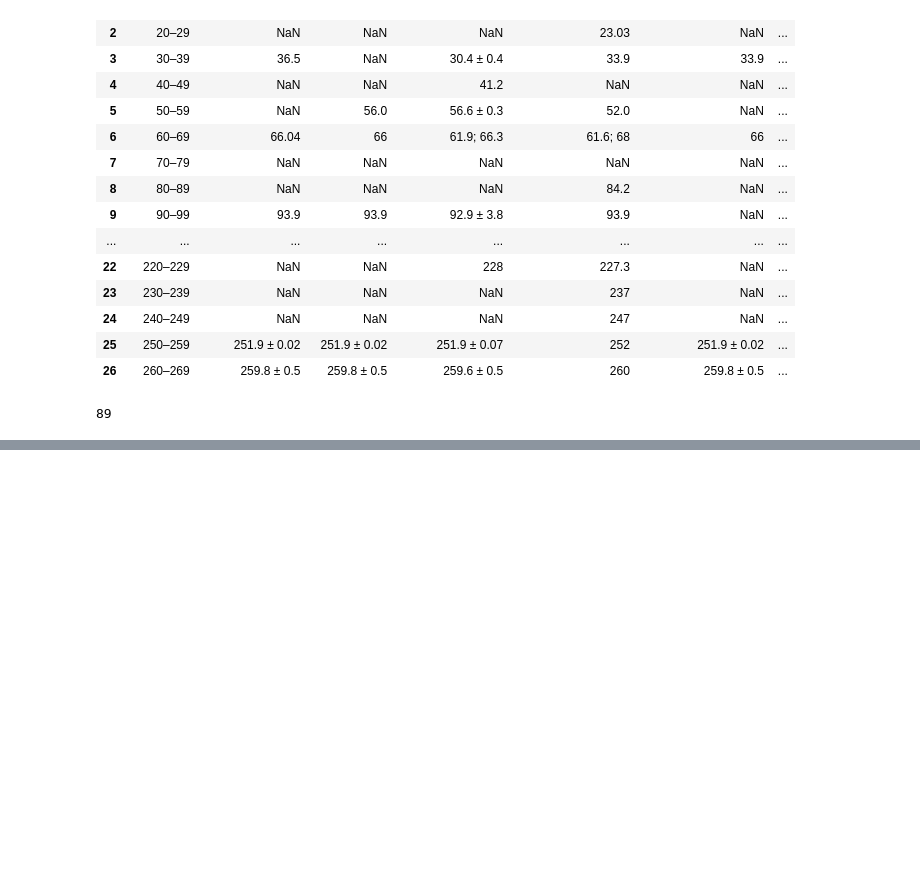
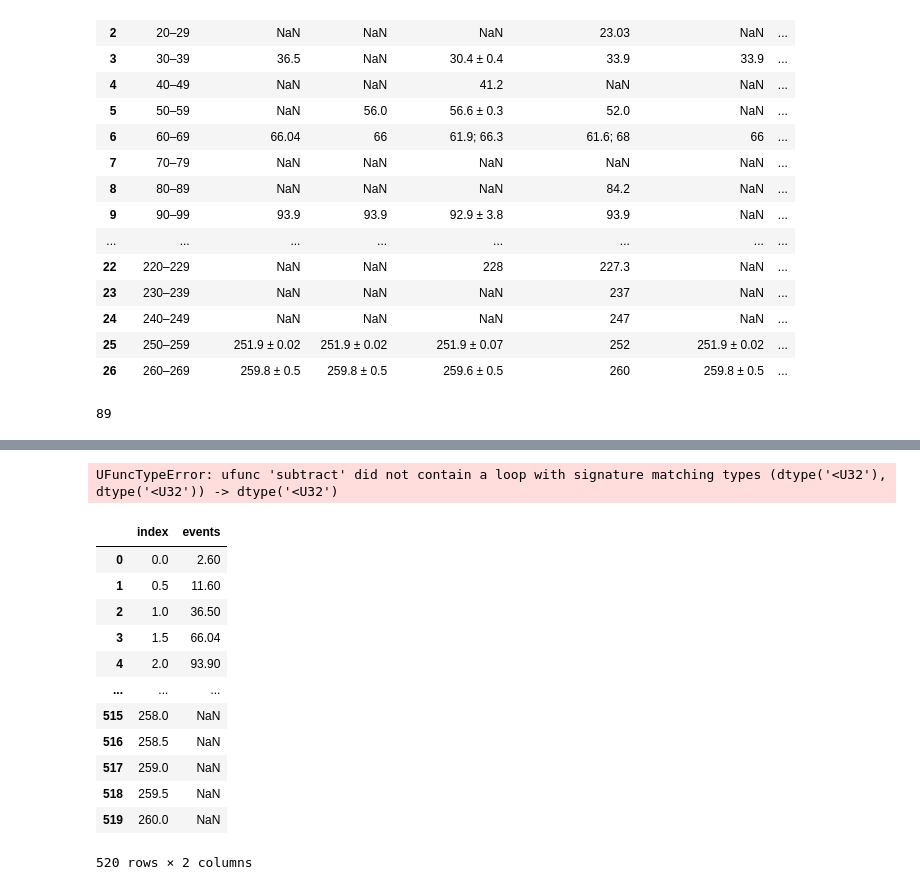
Before and after one commit to ieferreira/geological-menagerie, a Jupyter notebook: PulsesEarth/pulsesEarth.ipynb, the cells around one changed output, grey strips where cells are left out. Saved outputs shown, nothing was run; the diff lists cells and outputs as text; code cells hidden in the pictures; blank space fills up the shorter version.

```diff
--- a/PulsesEarth/pulsesEarth.ipynb
+++ b/PulsesEarth/pulsesEarth.ipynb
@@ -159,0 +185,8 @@ The file will have its original line endings in your working directory
+# %%
+resample = np.linspace(0,260,260*2)
+df_resampled = dates.reindex(dates.index.union(resample)).loc[resample]
+df_resampled = df_resampled.reset_index()
+df_resampled = df_resampled.round(1)
+df_resampled.drop(columns=["events"], inplace=True)
+df_resampled["events"] = np.nan
+df_resampled.rename(columns={"index": "rate"}, inplace=True)
@@ -159,0 +218,25 @@ The file will have its original line endings in your working directory
+# %%
+for index, row in df_resampled.iterrows():
+    for i in list_dates:
+
+
+        if(0 < (i - row["rate"]) < 0.5):
+            print(row['rate'], i)
+# %% [output]
+UFuncTypeError: ufunc 'subtract' did not contain a loop with signature matching types (dtype('<U32'), dtype('<U32')) -> dtype('<U32')
+# %%
+df_resampled
+# %% [output]
+|  | index | events |
+| 0 | 0.0 | 2.60 |
+| 1 | 0.5 | 11.60 |
+| 2 | 1.0 | 36.50 |
+| 3 | 1.5 | 66.04 |
+| 4 | 2.0 | 93.90 |
+| ... | ... | ... |
+| 515 | 258.0 | NaN |
+| 516 | 258.5 | NaN |
+| 517 | 259.0 | NaN |
+| 518 | 259.5 | NaN |
+| 519 | 260.0 | NaN |
+520 rows × 2 columns
```
Also changed, not shown: parts of 15 cells of this notebook, 1 other file.
